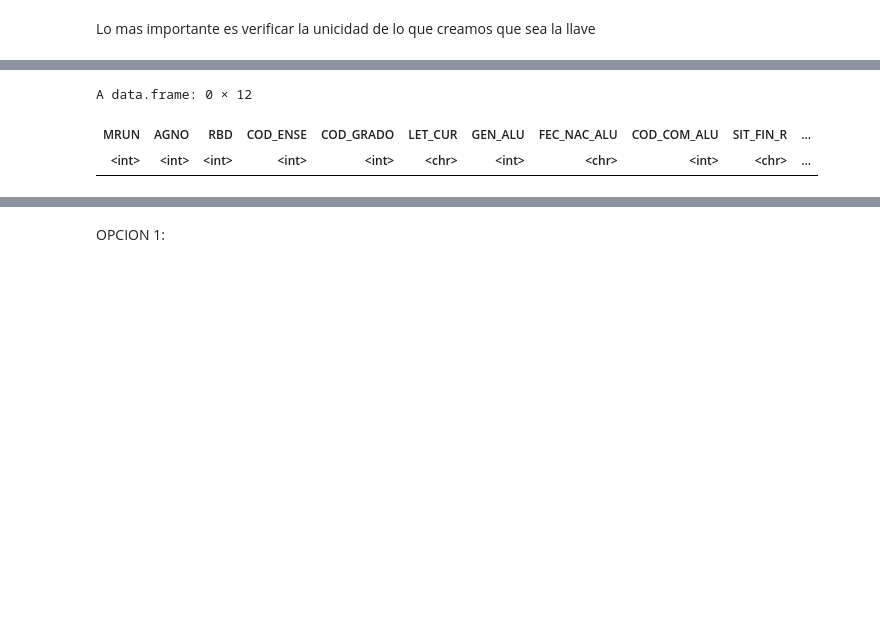
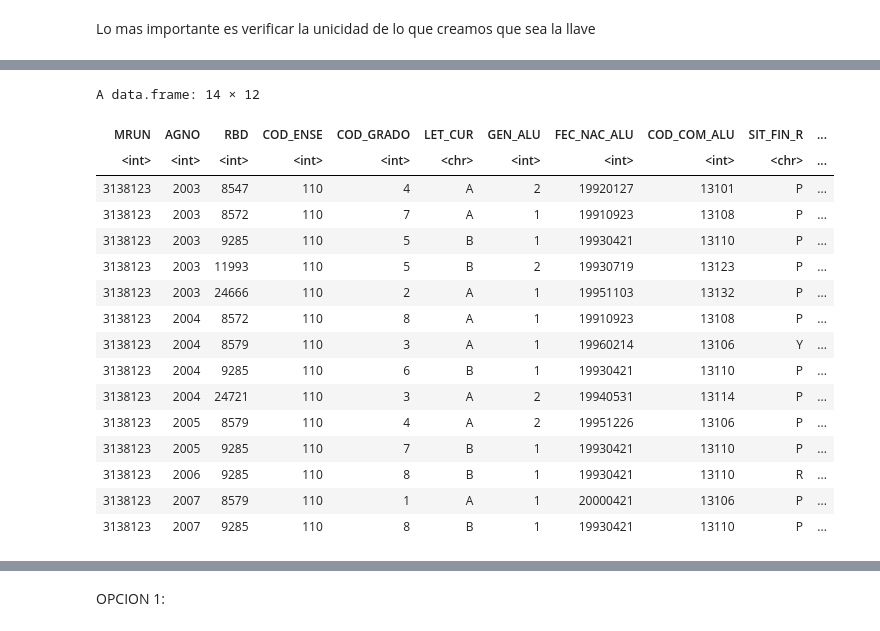
Before and after one commit to JDConejeros/Gestion-De-Datos-en-R, a Jupyter notebook: Clase_7_y_8_Depuracion_en_SQL.ipynb, the cells around one changed output, grey strips where cells are left out. Cells and saved outputs as stored; diff of their text form; code cells hidden in the pictures; blank space fills up the shorter version.

```diff
--- a/Clase_7_y_8_Depuracion_en_SQL.ipynb
+++ b/Clase_7_y_8_Depuracion_en_SQL.ipynb
@@ -552,6 +700,20 @@ A data.frame: 264 × 3
 # %%
-dbGetQuery(conn,"select * from alumnos where MRUN=25009144")
+dbGetQuery(conn,"select * from alumnos where MRUN=3138123")
 # %% [output]
-A data.frame: 0 × 12
+A data.frame: 14 × 12
 | MRUN | AGNO | RBD | COD_ENSE | COD_GRADO | LET_CUR | GEN_ALU | FEC_NAC_ALU | COD_COM_ALU | SIT_FIN_R | ... |
-| <int> | <int> | <int> | <int> | <int> | <chr> | <int> | <chr> | <int> | <chr> | ... |
+| <int> | <int> | <int> | <int> | <int> | <chr> | <int> | <int> | <int> | <chr> | ... |
+| 3138123 | 2003 | 8547 | 110 | 4 | A | 2 | 19920127 | 13101 | P | ... |
+| 3138123 | 2003 | 8572 | 110 | 7 | A | 1 | 19910923 | 13108 | P | ... |
+| 3138123 | 2003 | 9285 | 110 | 5 | B | 1 | 19930421 | 13110 | P | ... |
+| 3138123 | 2003 | 11993 | 110 | 5 | B | 2 | 19930719 | 13123 | P | ... |
+| 3138123 | 2003 | 24666 | 110 | 2 | A | 1 | 19951103 | 13132 | P | ... |
+| 3138123 | 2004 | 8572 | 110 | 8 | A | 1 | 19910923 | 13108 | P | ... |
+| 3138123 | 2004 | 8579 | 110 | 3 | A | 1 | 19960214 | 13106 | Y | ... |
+| 3138123 | 2004 | 9285 | 110 | 6 | B | 1 | 19930421 | 13110 | P | ... |
+| 3138123 | 2004 | 24721 | 110 | 3 | A | 2 | 19940531 | 13114 | P | ... |
+| 3138123 | 2005 | 8579 | 110 | 4 | A | 2 | 19951226 | 13106 | P | ... |
+| 3138123 | 2005 | 9285 | 110 | 7 | B | 1 | 19930421 | 13110 | P | ... |
+| 3138123 | 2006 | 9285 | 110 | 8 | B | 1 | 19930421 | 13110 | R | ... |
+| 3138123 | 2007 | 8579 | 110 | 1 | A | 1 | 20000421 | 13106 | P | ... |
+| 3138123 | 2007 | 9285 | 110 | 8 | B | 1 | 19930421 | 13110 | P | ... |
```
Also changed, not shown: parts of 68 cells of this notebook.
